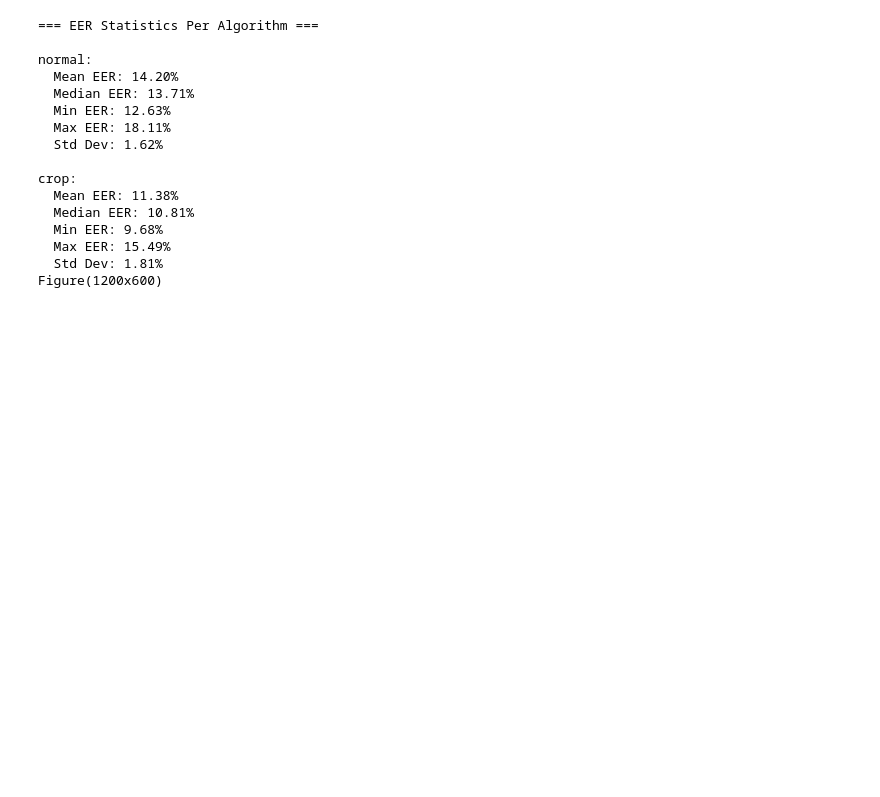
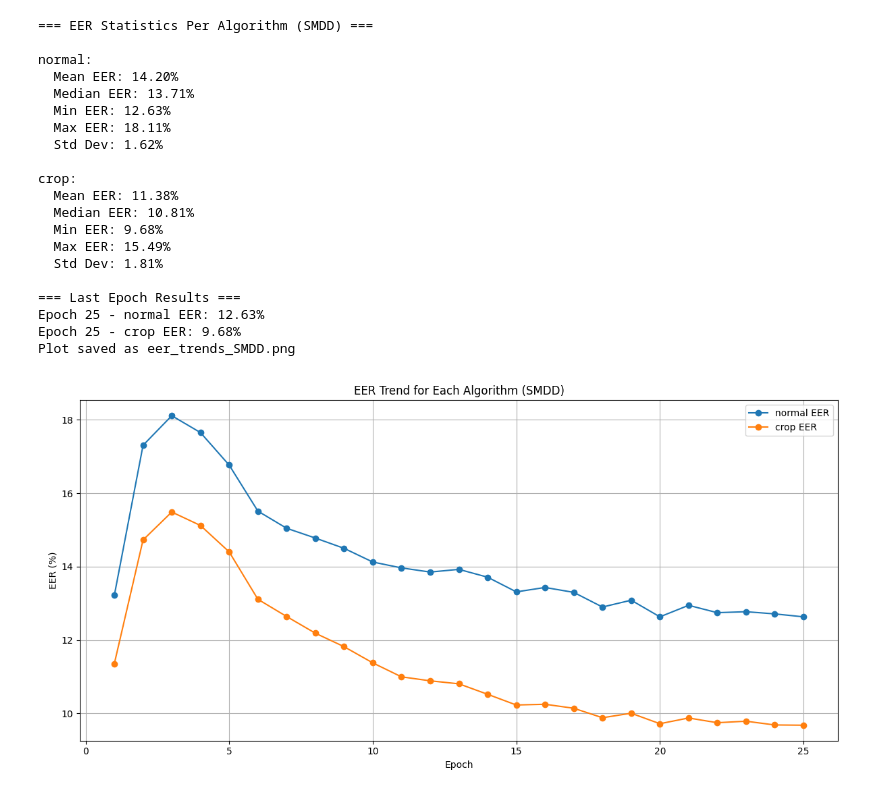
Before and after one commit to pedro-j-morais/MEI-Thesis, a Jupyter notebook: Experiments/1-SPL-MAD/SPL-MAD_ERR-Analysis.ipynb, the cells around one changed output. Saved outputs shown, nothing was run; the diff lists cells and outputs as text; code cells hidden in the pictures; blank space fills up the shorter version.

Commit message:
chore: update SPL-MAD analysis

```diff
--- a/Experiments/1-SPL-MAD/SPL-MAD_ERR-Analysis.ipynb
+++ b/Experiments/1-SPL-MAD/SPL-MAD_ERR-Analysis.ipynb
@@ -6,20 +6,28 @@ Drive already mounted at /content/drive; to attempt to forcibly remount, call dr
 # %%
-!python /content/drive/MyDrive/mad/code/SPL-MAD/EER\ Analysis/analyse_logs.py "/content/drive/MyDrive/mad/code/SPL-MAD/EER Analysis/logs_testing_smdd.txt" "normal" "crop"
+!python /content/drive/MyDrive/mad/code/SPL-MAD/EER\ Analysis/analyse_logs.py "SMDD" "/content/drive/MyDrive/mad/code/SPL-MAD/EER Analysis/logs_testing_smdd.txt" "normal" "crop"
+
+from IPython.display import Image
+Image("eer_trends_SMDD.png")
 # %% [output]
-=== EER Statistics Per Algorithm ===
+=== EER Statistics Per Algorithm (SMDD) ===
 
 normal:
   Mean EER: 14.20%
   Median EER: 13.71%
   Min EER: 12.63%
   Max EER: 18.11%
   Std Dev: 1.62%
 
 crop:
   Mean EER: 11.38%
   Median EER: 10.81%
   Min EER: 9.68%
   Max EER: 15.49%
   Std Dev: 1.81%
-Figure(1200x600)
+
+=== Last Epoch Results ===
+Epoch 25 - normal EER: 12.63%
+Epoch 25 - crop EER: 9.68%
+Plot saved as eer_trends_SMDD.png
+[figure, added]
 # %%
```
Also changed, not shown: parts of 3 cells of this notebook.
